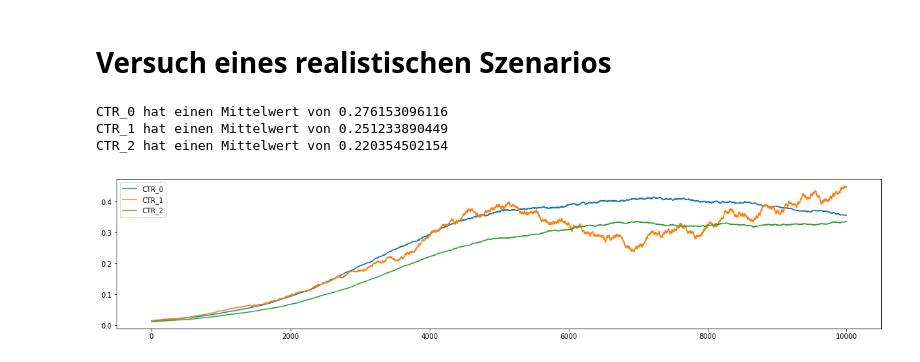
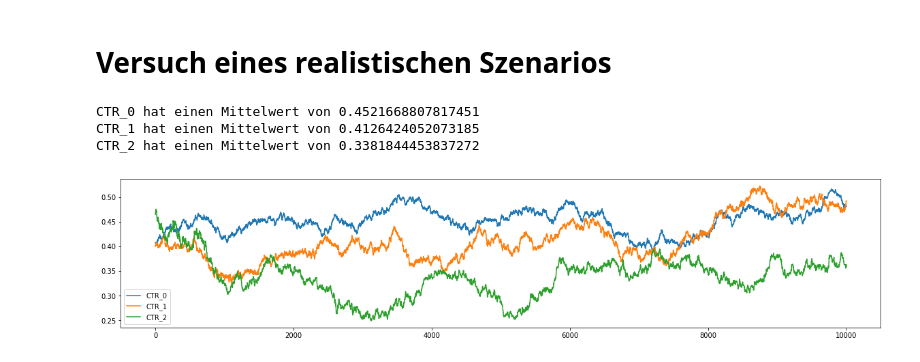
Before and after one commit to neuland/banditenlabor, a Jupyter notebook: Banditenlabor.ipynb, the cells around one changed output. Saved outputs shown, nothing was run; the diff lists cells and outputs as text; code cells hidden in the pictures.

```diff
--- a/Banditenlabor.ipynb
+++ b/Banditenlabor.ipynb
@@ -528,6 +529,6 @@ def print_monte_carlo_results(id, result):
 # %% [markdown]
 # Use Cases
 # %%
-horizon = 10000
+horizon = 100000
 # %%
 simple_bandits = [
@@ -1056,24 +1019,24 @@ wobble hat einen Mittelwert von 0.0994444856156
 # %% [markdown]
 # Versuch eines realistischen Szenarios
 # %%
-walk1 = FrozenRewardGenerator(RandomWalkRewardGenerator(ctrMin=0.4, ctrMax=0.6, stepSize=0.002351), horizon)
+walk1 = FrozenRewardGenerator(RandomWalkRewardGenerator(ctrMin=0.4, ctrMax=0.5, stepSize=0.012351), horizon)
 walk2 = FrozenRewardGenerator(RandomWalkRewardGenerator(ctrMin=0.2, ctrMax=0.8, stepSize=0.00251), horizon)
-walk3 = FrozenRewardGenerator(RandomWalkRewardGenerator(ctrMin=0.4, ctrMax=0.6, stepSize=0.001825), horizon)
+walk3 = FrozenRewardGenerator(RandomWalkRewardGenerator(ctrMin=0.4, ctrMax=0.6, stepSize=0.011825), horizon)
 
 real_ctr = [
     walk1,
     walk2,
     walk3
 ]
 
 #real_ctr = [FrozenWaveRewardGenerator(gen, horizon) for gen in real_ctr]
-real_ctr = [FrozenDelayRewardGenerator(gen, horizon) for gen in real_ctr]
+#real_ctr = [FrozenWaveRewardGenerator(gen, horizon) for gen in real_ctr]
 plot_reward_generator(horizon, CTR_0 = real_ctr[0], CTR_1 = real_ctr[1], CTR_2=real_ctr[2])
 # %% [output]
-CTR_0 hat einen Mittelwert von 0.276153096116
-CTR_1 hat einen Mittelwert von 0.251233890449
-CTR_2 hat einen Mittelwert von 0.220354502154
+CTR_0 hat einen Mittelwert von 0.4521668807817451
+CTR_1 hat einen Mittelwert von 0.4126424052073185
+CTR_2 hat einen Mittelwert von 0.3381844453837272
-[figure, old version]
+[figure, new version]
 # %%
 test_and_plot(weighted_bandits, real_ctr, horizon=horizon)
 # %% [output]
```
Also changed, not shown: parts of 35 cells of this notebook.
